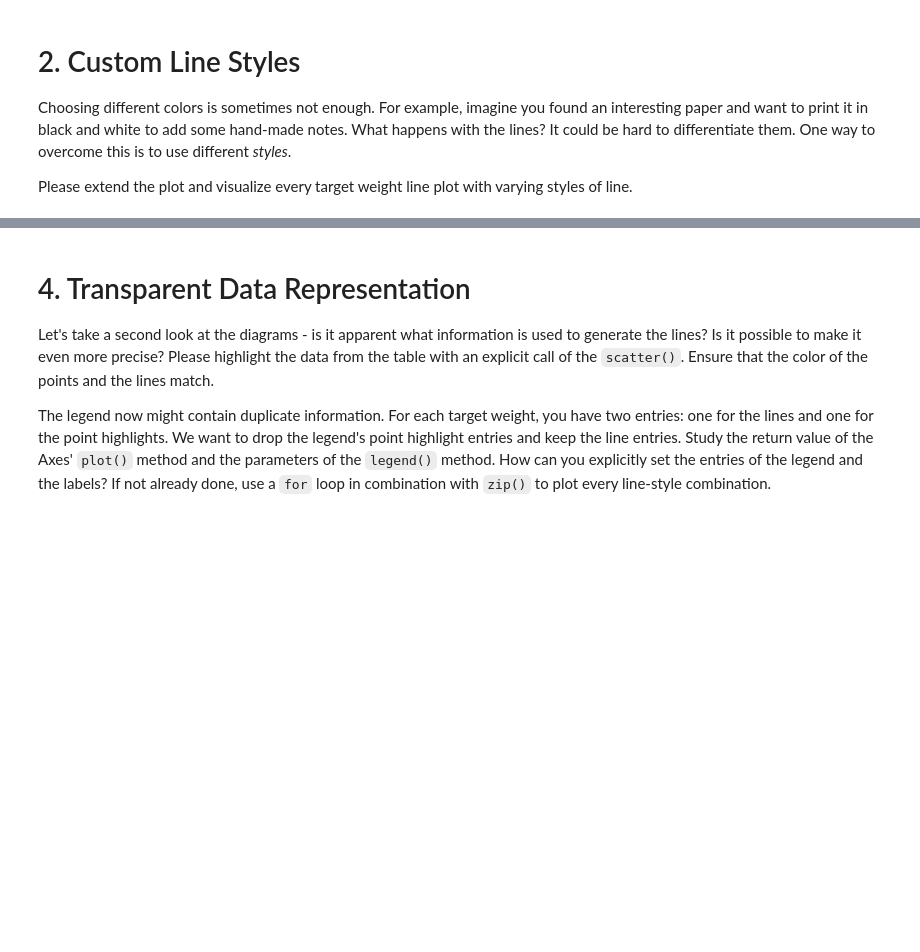
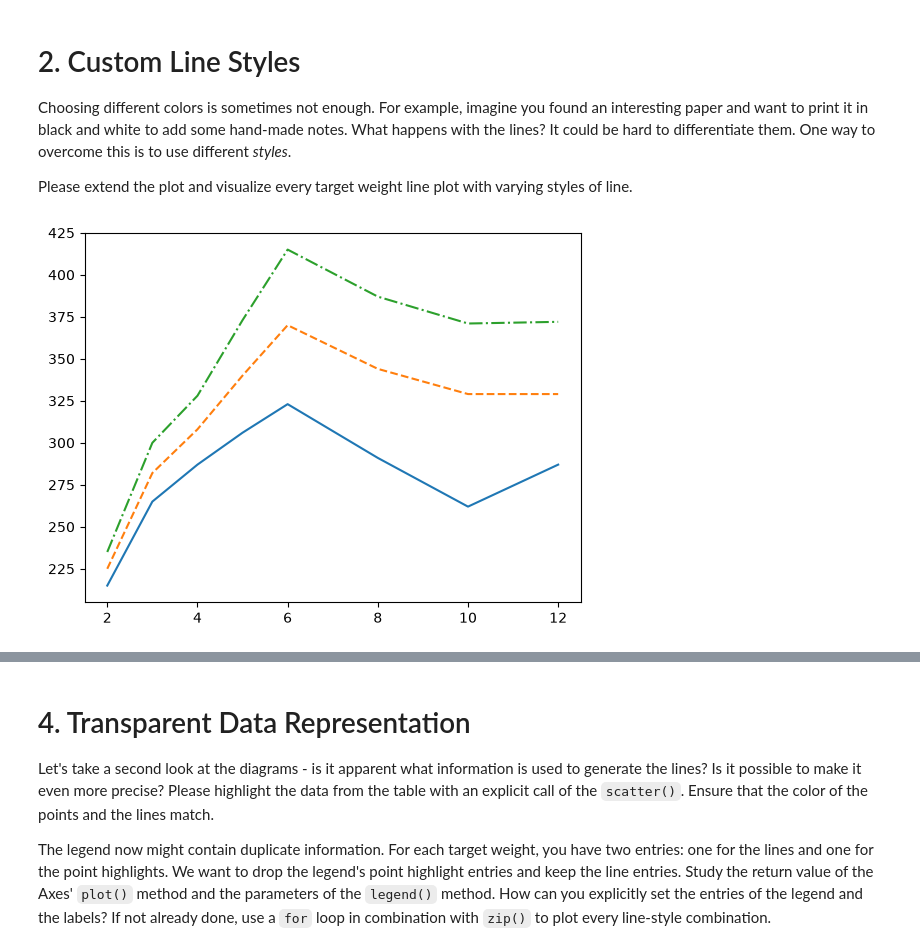
Before and after one commit to floriansaathoff/MachineLesrn, a Jupyter notebook: exercise.ipynb, the cells around one changed output, grey strips where cells are left out. Saved outputs shown, nothing was run; the diff lists cells and outputs as text; code cells hidden in the pictures; blank space fills up the shorter version.

```diff
--- a/exercise.ipynb
+++ b/exercise.ipynb
@@ -25,6 +41,17 @@ Please have a look at the values on the ordinate. Are they appropriately distrib
   Choosing different colors is sometimes not enough. For example, imagine you found an interesting paper and want to print it in black and white to add some hand-made notes. What happens with the lines? It could be hard to differentiate them. One way to overcome this is to use different *styles*.
 
   Please extend the plot and visualize every target weight line plot with varying styles of line.
+# %%
+linestyles = ["-", "--", "-."]
+
+fig, ax = plt.subplots()
+
+for weight, linestyle in zip(df.index, linestyles):
+    ax.plot(df.columns, df.loc[weight], linestyle=linestyle)
+
+plt.show()
+# %% [output]
+[figure, added]
 # %% [markdown]
 # 3. Paper-ready Figures
 Now consider adding this plot to your thesis or an academic paper. Looking at the diagram, is it clear what data is used for generating it and what we *actually* see? As an academic, you want to be as transparent as possible so that other researchers can follow your ideas, statements, and conclusions you draw. Thus, your diagrams should contain all _relevant_ information that helps others understand it.
```
Also changed, not shown: parts of 25 cells of this notebook, 6 other files.
